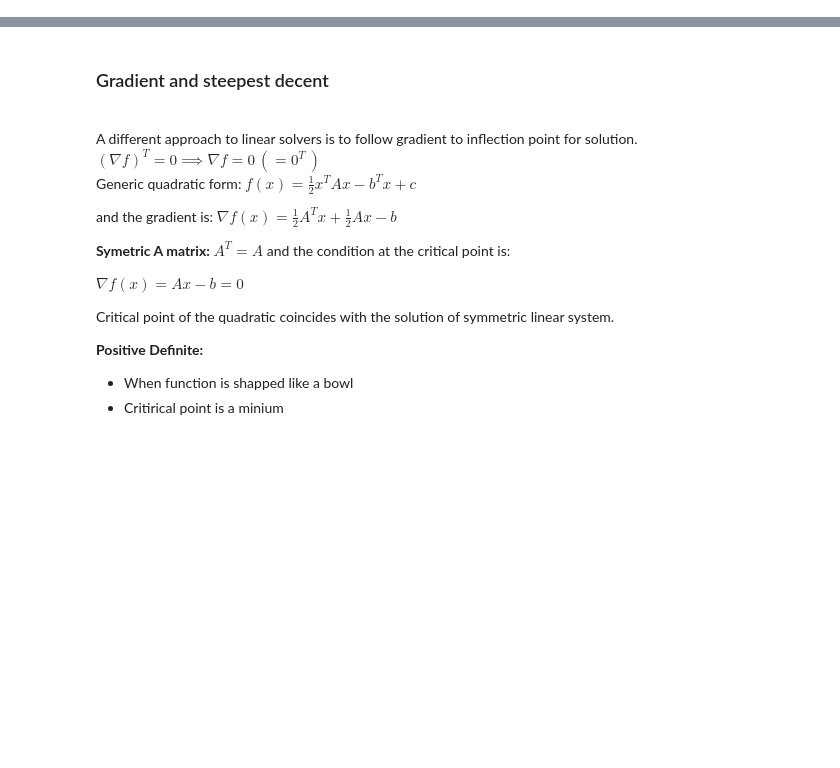
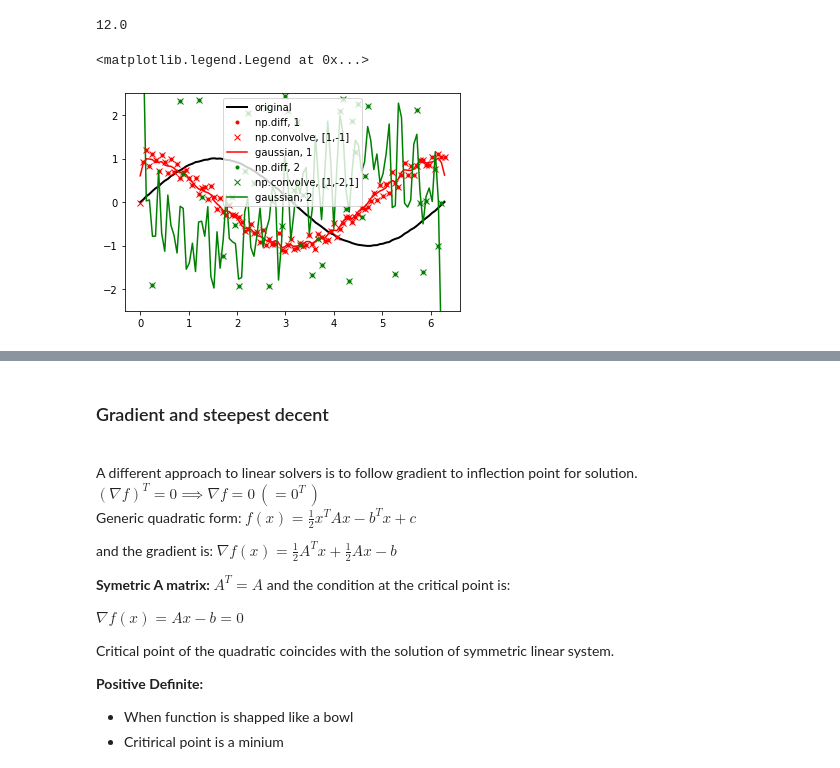
Before and after one commit to CuriousBias/notes, a Jupyter notebook: Differentiation.ipynb, the cells around one changed output, grey strips where cells are left out. Saved outputs shown, nothing was run; the diff lists cells and outputs as text; code cells hidden in the pictures; blank space fills up the shorter version.

```diff
--- a/Differentiation.ipynb
+++ b/Differentiation.ipynb
@@ -0,0 +34,11 @@
+# %%
+# More advanced derivative techniques
+import autograd
+
+position = lambda x: x**3
+x1 = 2.
+accel = autograd.grad(position)
+
+print(accel(x1))  # print acceleration value at x1 = 2.
+# %% [output]
+12.0
@@ -0,0 +53,39 @@
+# %%
+## copy and pasted from random source, could be useful in the future
+
+import numpy as np
+from scipy import ndimage
+import matplotlib.pyplot as plt
+
+#Data:
+x = np.linspace(0,2*np.pi,100)
+f = np.sin(x) + .02*(np.random.rand(100)-.5)
+
+#Normalization:
+dx = x[1] - x[0] # use np.diff(x) if x is not uniform
+dxdx = dx**2
+
+#First derivatives:
+df = np.diff(f) / dx
+cf = np.convolve(f, [1,-1],'same') / dx
+gf = ndimage.gaussian_filter1d(f, sigma=1, order=1, mode='wrap') / dx
+
+#Second derivatives:
+ddf = np.diff(f, 2) / dxdx
+ccf = np.convolve(f, [1, -2, 1],'same') / dxdx
+ggf = ndimage.gaussian_filter1d(f, sigma=1, order=2, mode='wrap') / dxdx
+
+#Plotting:
+plt.figure()
+plt.plot(x, f, 'k', lw=2, label='original')
+plt.plot(x[1:], df, 'r.', label='np.diff, 1')
+plt.plot(x, cf, 'rx', label='np.convolve, [1,-1]')
+plt.plot(x, gf, 'r', label='gaussian, 1')
+plt.plot(x[1:-1], ddf, 'g.', label='np.diff, 2')
+plt.plot(x, ccf, 'gx', label='np.convolve, [1,-2,1]')
+plt.plot(x, ggf, 'g', label='gaussian, 2')
+plt.ylim([-2.5, 2.5])
+plt.legend()
+# %% [output]
+<matplotlib.legend.Legend at 0x...>
+[figure, added]
```
Also changed, not shown: parts of 10 cells of this notebook, 2 other files.
